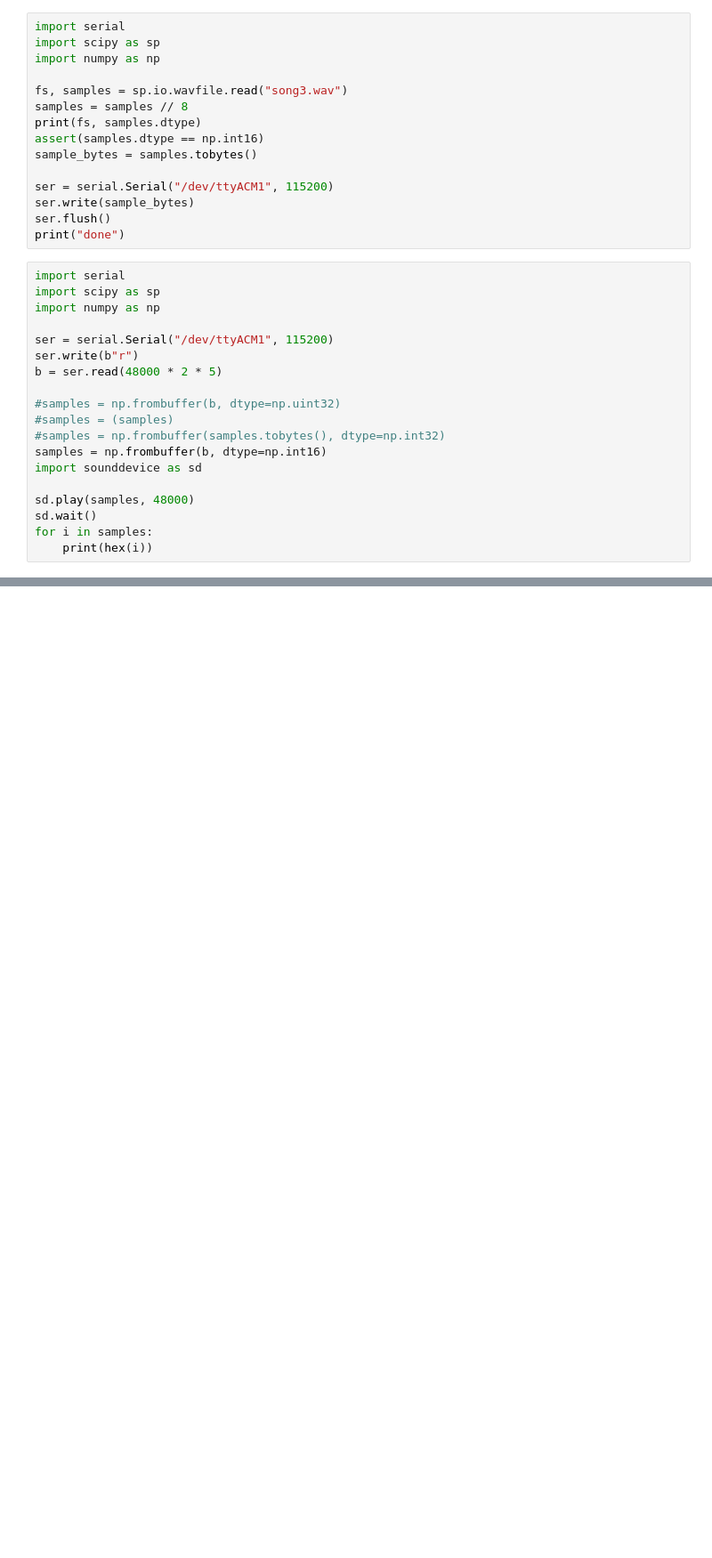
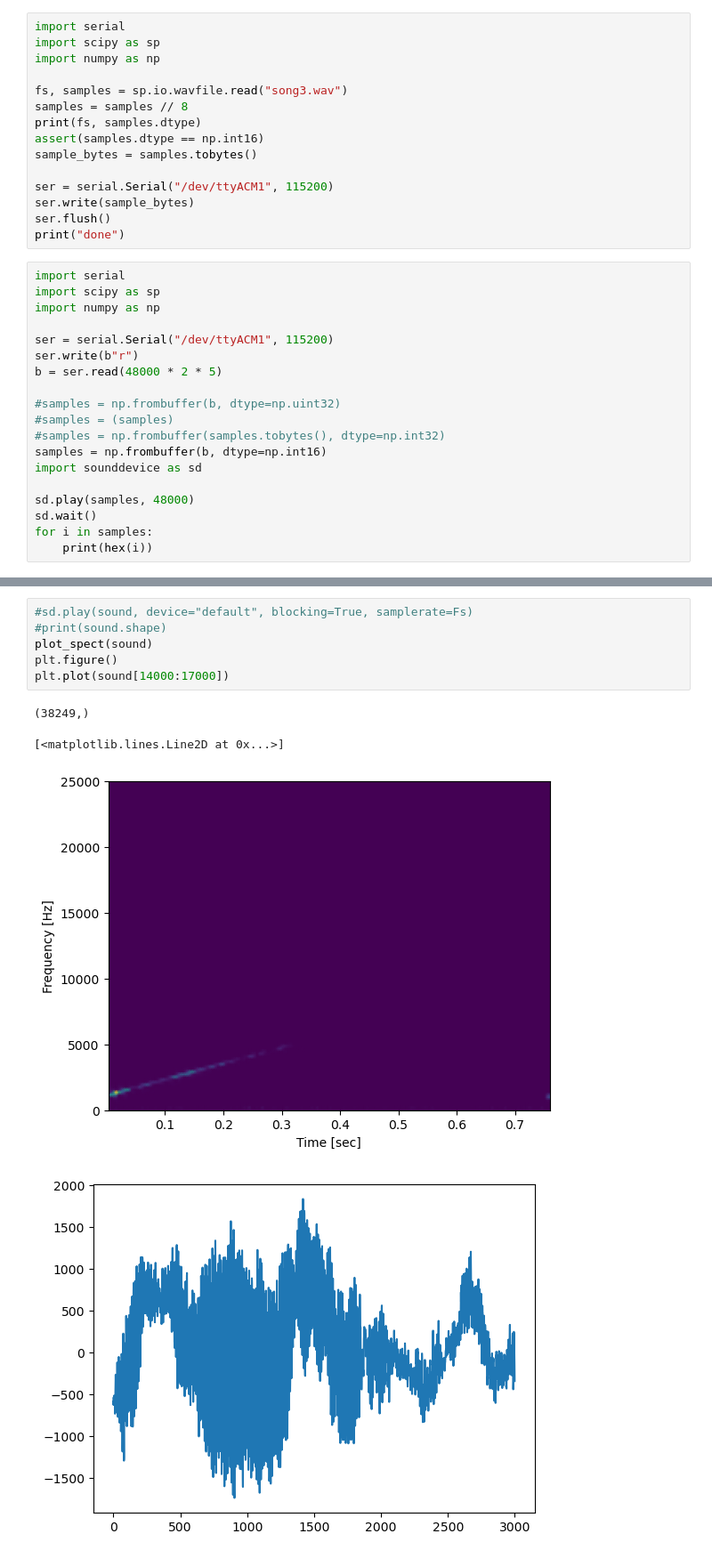
Before and after one commit to autocart-capstone/autocart, a Jupyter notebook: SourceCodes/sound_localization/misc/playground.ipynb, the cells around one changed output, grey strips where cells are left out. Shown: that part at 89% size. Cells and saved outputs as stored; diff of their text form; blank space fills up the shorter version.

```diff
--- a/SourceCodes/sound_localization/misc/playground.ipynb
+++ b/SourceCodes/sound_localization/misc/playground.ipynb
@@ -489,0 +405,11 @@ TypeError: InputStream.__init__() got an unexpected keyword argument 'Fs'
+# %%
+#sd.play(sound, device="default", blocking=True, samplerate=Fs)
+#print(sound.shape)
+plot_spect(sound)
+plt.figure()
+plt.plot(sound[14000:17000])
+# %% [output]
+(38249,)
+[<matplotlib.lines.Line2D at 0x...>]
+[figure, added]
+[figure, added]
```
Also changed, not shown: parts of 10 cells of this notebook, 9 other files.
